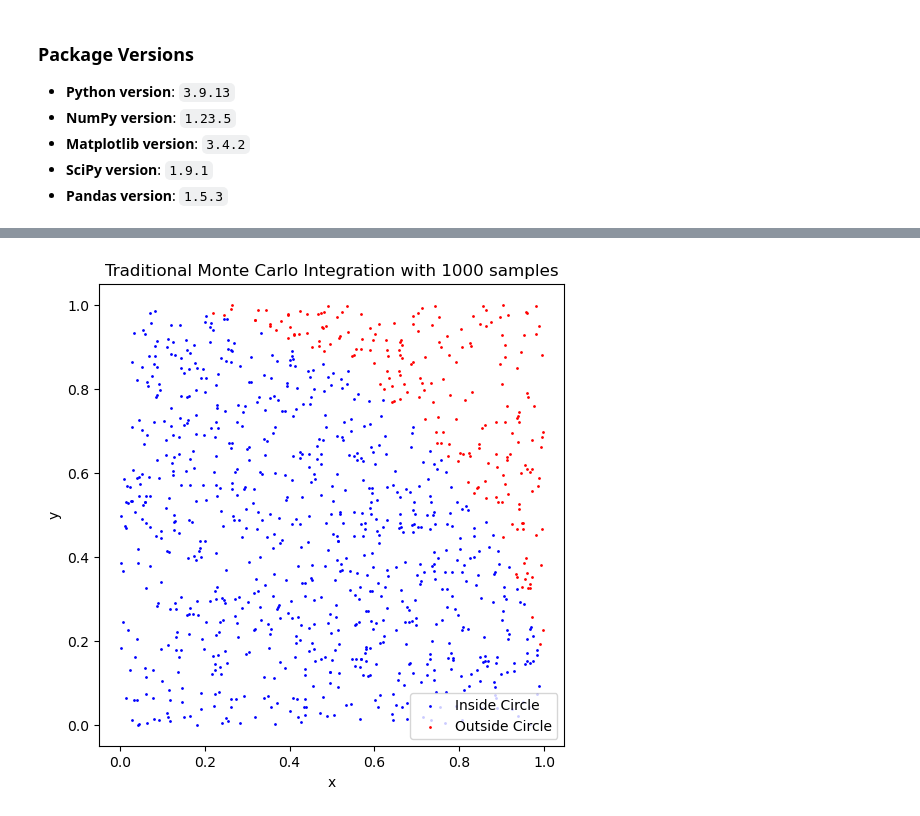
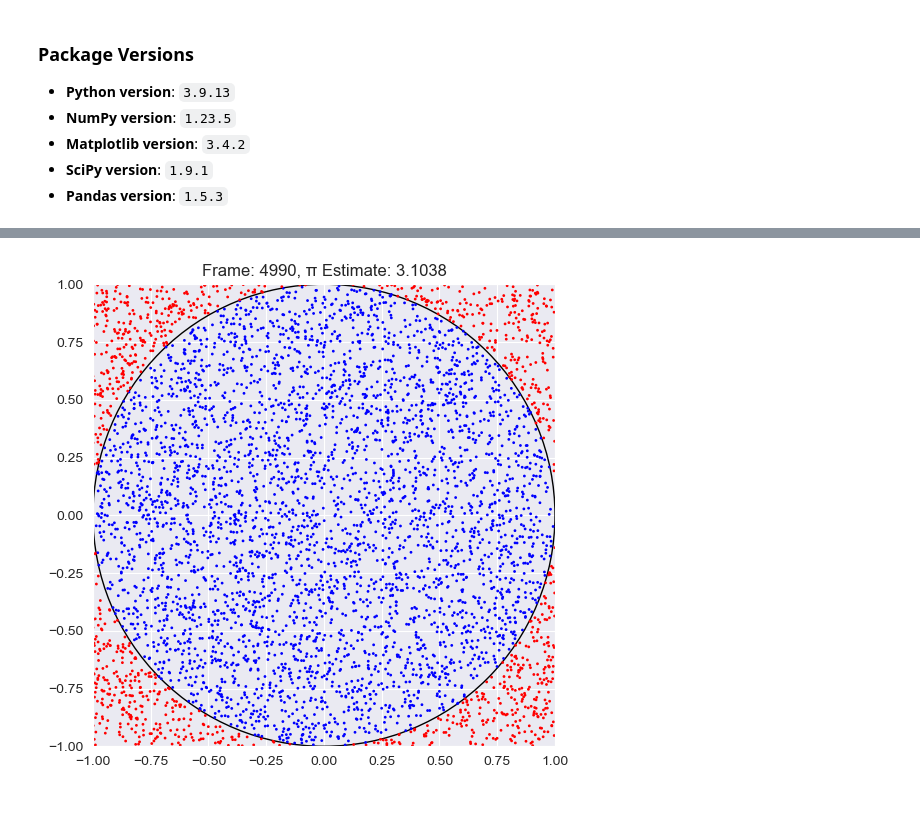
Before and after one commit to MahkameSalimi/Data-Analysis-2024, a Jupyter notebook: Assignments/3/question2_assignment_3.ipynb, the cells around one changed output, grey strips where cells are left out. Drawn from its saved outputs; the diff is of its cells as text; code cells hidden in the pictures.

Commit message:
assignment 3

```diff
--- a/Assignments/3/question2_assignment_3.ipynb
+++ b/Assignments/3/question2_assignment_3.ipynb
@@ -9,43 +170,60 @@
 # %%
-import numpy as np
-import matplotlib.pyplot as plt
+from matplotlib.animation import FuncAnimation
 
-# Set target precision (0.1%)
-target_precision = 0.001 * np.pi
+# Initialize parameters
+total_points = 5000  # Total number of points for the animation
+x_points = []        # List to store x-coordinates of points
+y_points = []        # List to store y-coordinates of points
+inside_circle = []   # List to track if each point is inside the unit circle
 
-# Traditional Monte Carlo Integration with Plot
-def monte_carlo_integration_with_plot(samples):
-    inside_x, inside_y = [], []
-    outside_x, outside_y = [], []
+# Function to generate points and classify them as inside or outside the circle
+def generate_points(num_points):
+    """Generates random points in a square and classifies them as inside or outside the unit circle."""
+    for _ in range(num_points):
+        x, y = np.random.uniform(-1, 1), np.random.uniform(-1, 1)  # Generate random (x, y) point
+        x_points.append(x)
+        y_points.append(y)
+        # Check if the point lies within the unit circle (radius = 1)
+        inside_circle.append(x**2 + y**2 <= 1)
 
-    for _ in range(samples):
-        x, y = np.random.uniform(0, 1, 2)
-        if x**2 + y**2 <= 1:
-            inside_x.append(x)
-            inside_y.append(y)
-        else:
-            outside_x.append(x)
-            outside_y.append(y)
+# Generate all points for the animation
+generate_points(total_points)
 
-    # Plot
-    plt.figure(figsize=(6, 6))
-    plt.scatter(inside_x, inside_y, color='blue', s=1, label="Inside Circle")
-    plt.scatter(outside_x, outside_y, color='red', s=1, label="Outside Circle")
-    plt.title(f"Traditional Monte Carlo Integration with {samples} samples")
-    plt.xlabel("x")
-    plt.ylabel("y")
-    plt.legend()
-    plt.show()
+# Set up the figure and axis for the animation
+fig, ax = plt.subplots(figsize=(6, 6))
+ax.set_xlim(-1, 1)  # Set x-axis limits to the bounds of the square
+ax.set_ylim(-1, 1)  # Set y-axis limits to the bounds of the square
+ax.set_aspect('equal')  # Equal aspect ratio to keep the circle shape intact
+circle = plt.Circle((0, 0), 1, color='black', fill=False)  # Draw the unit circle
+ax.add_artist(circle)  # Add circle to the plot as a reference
 
-    pi_estimate = 4 * len(inside_x) / samples
-    return pi_estimate
+# Initialize an empty scatter plot that will be updated with new points in each frame
+scat = ax.scatter([], [], s=1)
 
-# Running Traditional Monte Carlo Integration with Plot
-samples = 1000
-while True:
-    pi_estimate = monte_carlo_integration_with_plot(samples)
-    if abs(pi_estimate - np.pi) < target_precision:
-        break
-    samples += 1000
+# Animation update function
+def update(frame):
+    """Updates the scatter plot for the given frame."""
+    # Select points up to the current frame
+    x_data = x_points[:frame]
+    y_data = y_points[:frame]
+    # Assign colors based on whether points are inside (blue) or outside (red) the circle
+    colors = ['blue' if inside else 'red' for inside in inside_circle[:frame]]
+    # Update scatter plot with the new points and colors
+    scat.set_offsets(np.column_stack([x_data, y_data]))  # Update point positions
+    scat.set_color(colors)  # Update point colors based on inside/outside status
+
+    # Calculate and update π estimate based on points within the circle
+    inside_count = sum(inside_circle[:frame])  # Count points inside the circle up to the current frame
+    pi_estimate = (inside_count / frame) * 4  # Estimate π using the ratio of inside points
+    ax.set_title(f"Frame: {frame}, π Estimate: {pi_estimate:.4f}")  # Display frame and π estimate in title
+
+# Create the animation
+ani = FuncAnimation(fig, update, frames=range(10, total_points, 10), repeat=False)
+
+# Save the animation as a GIF
+ani.save("monte_carlo_pi_estimation.gif", writer="pillow", fps=20)
+
+# Display the animation
+plt.show()
 # %% [output]
-[figure, old version]
+[figure, new version]
```
Also changed, not shown: parts of 9 cells of this notebook, 9 other files.
